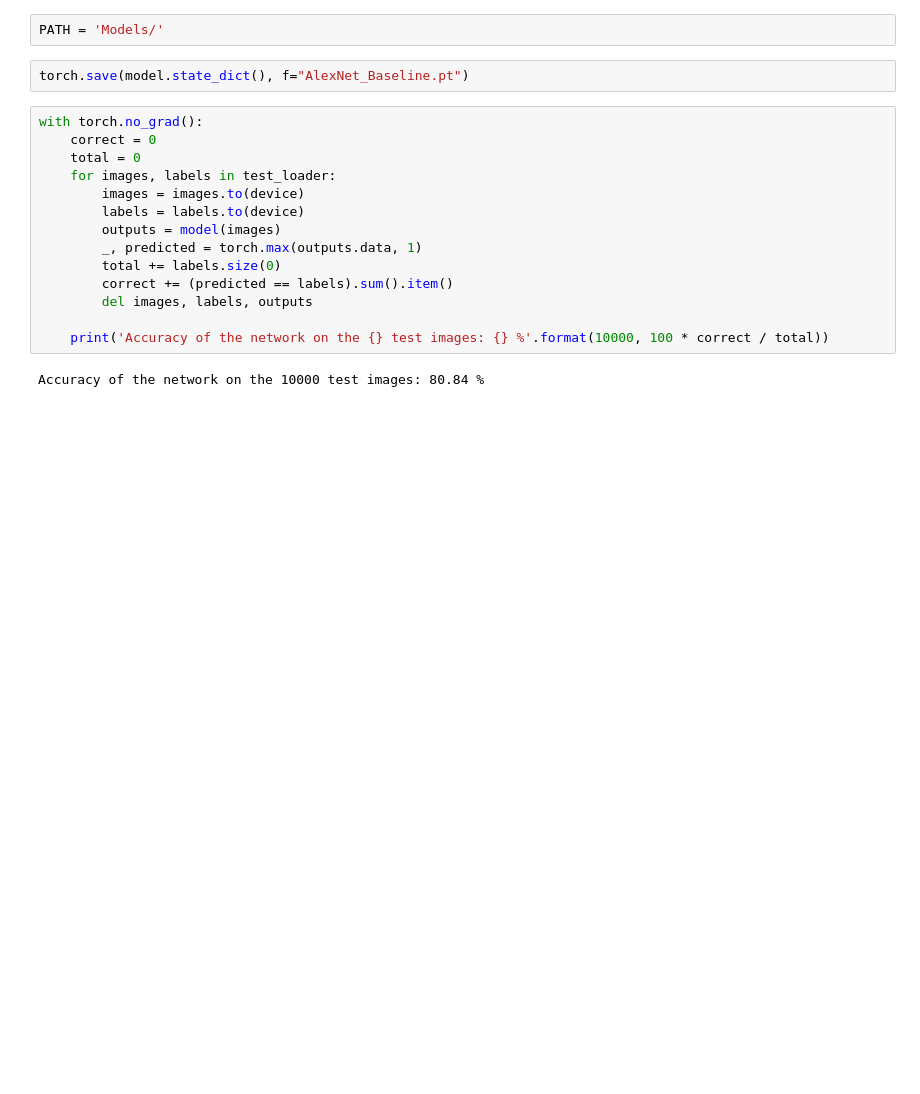
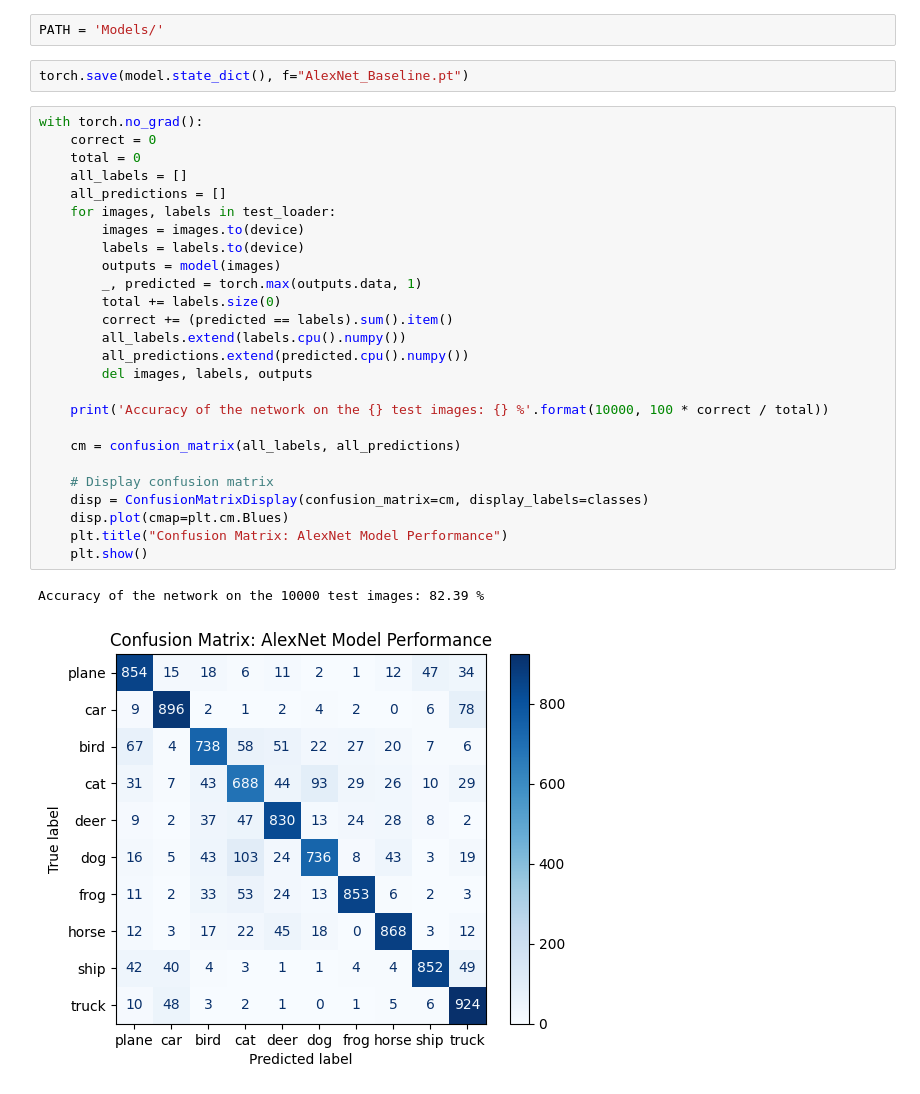
Before and after one commit to NicklasHolmberg/csci-567-project, a Jupyter notebook: AlexNet Baseline.ipynb, the cells around one changed output. Saved outputs shown, nothing was run; the diff lists cells and outputs as text; blank space fills up the shorter version.

Commit message:
Added Confusion Matrix
Added Confusion Matrix to current baseline model for evaluation step.

```diff
--- a/AlexNet Baseline.ipynb
+++ b/AlexNet Baseline.ipynb
@@ -237,16 +239,29 @@ torch.save(model.state_dict(), f="AlexNet_Baseline.pt")
 # %%
 with torch.no_grad():
     correct = 0
     total = 0
+    all_labels = []
+    all_predictions = []
     for images, labels in test_loader:
         images = images.to(device)
         labels = labels.to(device)
         outputs = model(images)
         _, predicted = torch.max(outputs.data, 1)
         total += labels.size(0)
         correct += (predicted == labels).sum().item()
+        all_labels.extend(labels.cpu().numpy())
+        all_predictions.extend(predicted.cpu().numpy())
         del images, labels, outputs
 
     print('Accuracy of the network on the {} test images: {} %'.format(10000, 100 * correct / total))
+
+    cm = confusion_matrix(all_labels, all_predictions)
+
+    # Display confusion matrix
+    disp = ConfusionMatrixDisplay(confusion_matrix=cm, display_labels=classes)
+    disp.plot(cmap=plt.cm.Blues)
+    plt.title("Confusion Matrix: AlexNet Model Performance")
+    plt.show()
 # %% [output]
-Accuracy of the network on the 10000 test images: 80.84 %
+Accuracy of the network on the 10000 test images: 82.39 %
+[figure, added]
```
Also changed, not shown: parts of 4 cells of this notebook.
